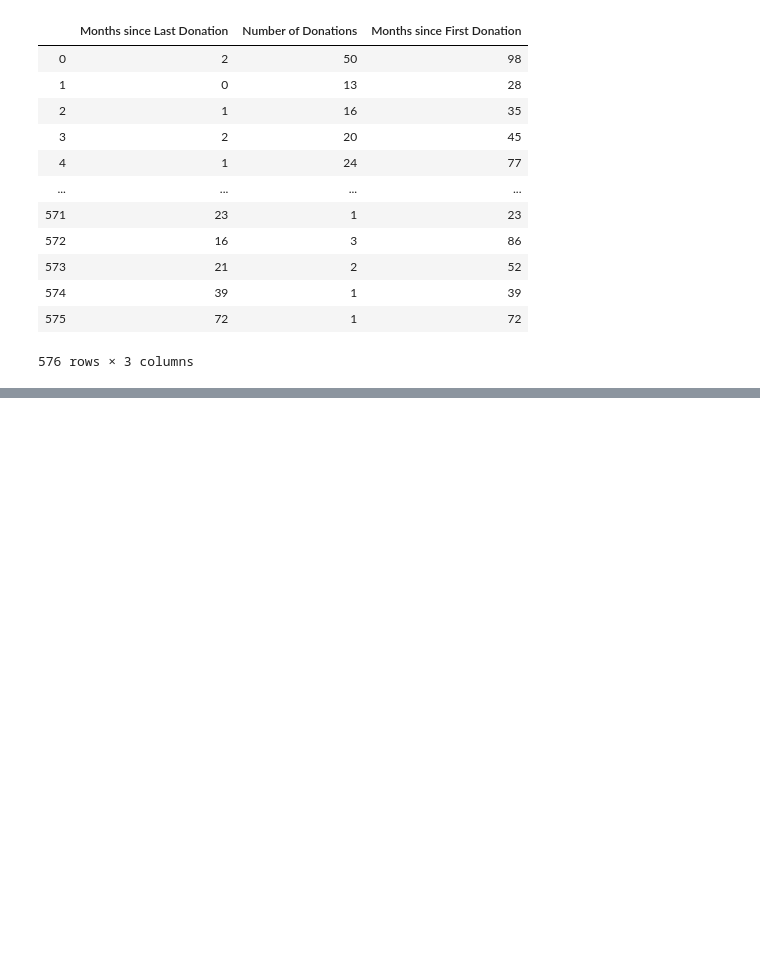
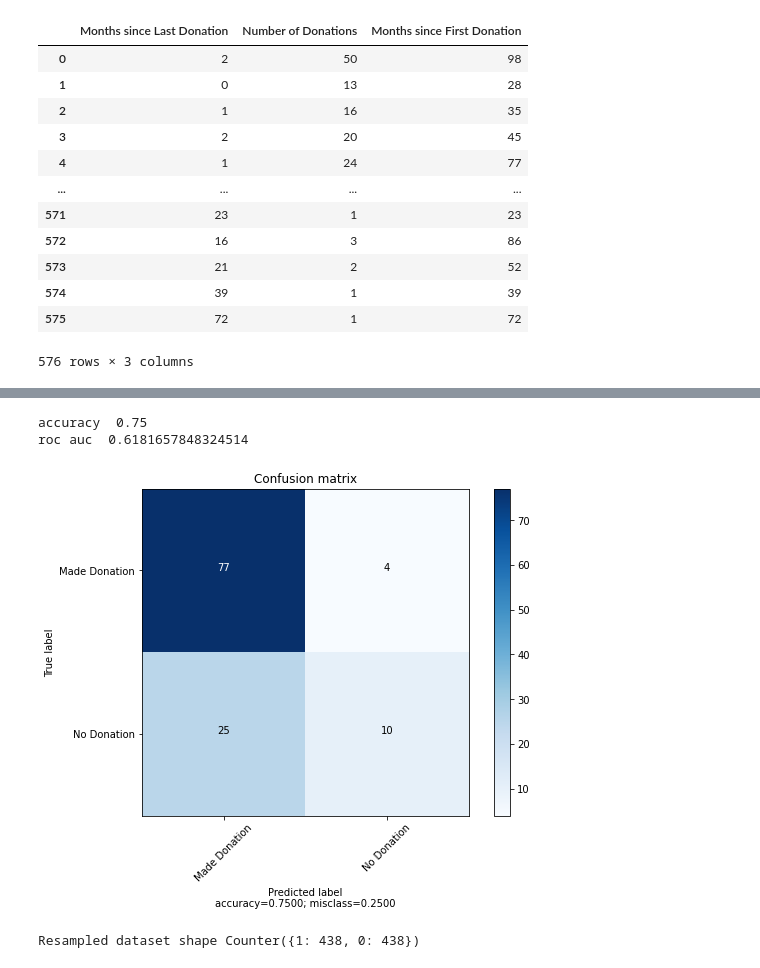
Before and after one commit to JoeBater/OtherMedical, a Jupyter notebook: Blood donations.ipynb, the cells around one changed output, grey strips where cells are left out. Cells and saved outputs as stored; diff of their text form; code cells hidden in the pictures; blank space fills up the shorter version.

```diff
--- a/Blood donations.ipynb
+++ b/Blood donations.ipynb
@@ -187,0 +146,13 @@ print(roc_auc_score(y_test, y_pred))
+# %%
+ann = MLPClassifier(random_state=1, hidden_layer_sizes=(100), max_iter=1000)
+ann.fit(X_train, y_train)
+
+y_pred = ann.predict(X_test)
+print('accuracy ', accuracy_score(y_test, y_pred))
+print('roc auc ', roc_auc_score(y_test, y_pred))
+cm = confusion_matrix(y_test, y_pred)
+plot_confusion_matrix(cm, target_names=['Made Donation', 'No Donation'], normalize=False)
+# %% [output]
+accuracy  0.75
+roc auc  0.6181657848324514
+[figure, added]
@@ -187,0 +163,4 @@ print(roc_auc_score(y_test, y_pred))
+# %%
+print('Resampled dataset shape %s' % Counter(y_res))
+# %% [output]
+Resampled dataset shape Counter({1: 438, 0: 438})
```
Also changed, not shown: parts of 21 cells of this notebook.
